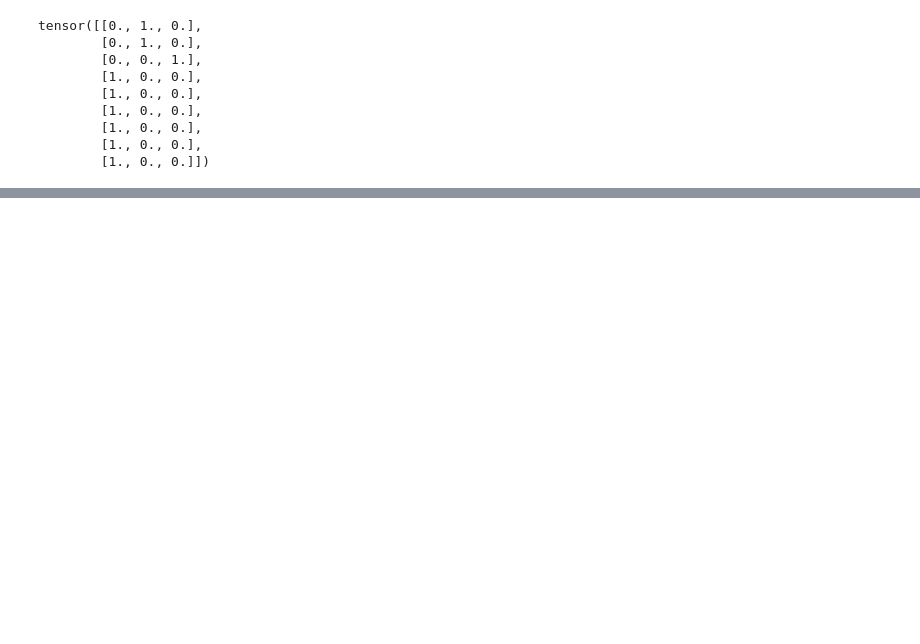
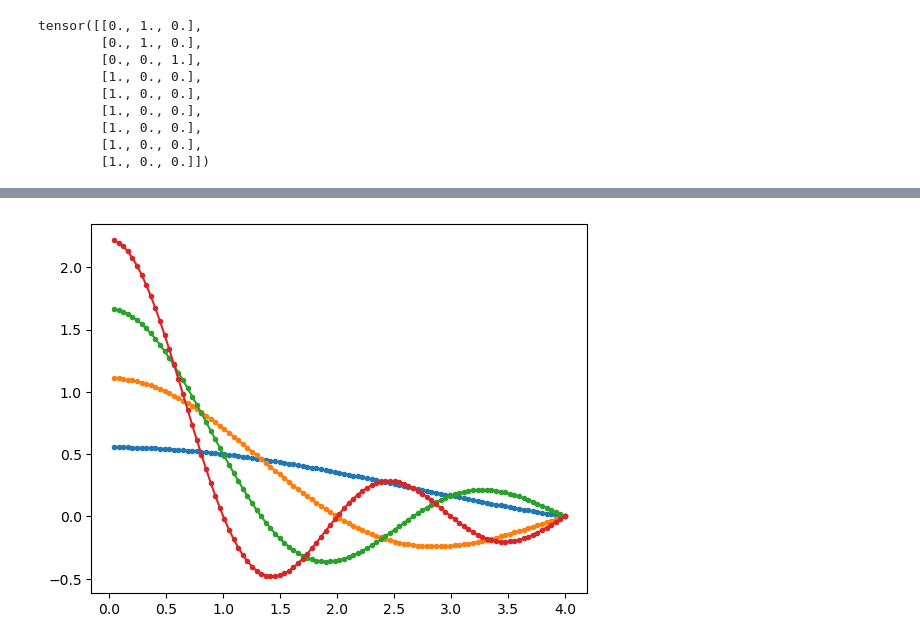
Before and after one commit to imagdau/Tutorials, a Jupyter notebook: T01-Understanding-MACE.ipynb, the cells around one changed output, grey strips where cells are left out. Drawn from its saved outputs; the diff is of its cells as text; code cells hidden in the pictures; blank space fills up the shorter version.

```diff
--- a/T01-Understanding-MACE.ipynb
+++ b/T01-Understanding-MACE.ipynb
@@ -38 +46,16 @@ nv.show_ase(ase_atoms)
 NGLWidget()
+# %%
+from mace import data, tools
+
+Rcut = 4.0
+Nmax = 4
+
+
+z_table = tools.AtomicNumberTable([1, 6, 8])
+
+config = data.Configuration(
+    atomic_numbers=at.numbers,
+    positions=at.positions
+)
+
+data = data.AtomicData.from_config(config, z_table=z_table, cutoff=Rcut)
@@ -103,0 +167,4 @@ TypeError: MACE.__init__() missing 15 required positional arguments: 'r_max', 'n
+# %%
+from mace.modules.blocks import BesselBasis
+
+bessel_fn = BesselBasis(r_max=Rcut, num_basis=Nmax)
@@ -103,0 +173,8 @@ TypeError: MACE.__init__() missing 15 required positional arguments: 'r_max', 'n
+# %%
+import numpy as np
+from matplotlib import pyplot as plt
+
+dists = np.linspace(0,Rcut,100).reshape(-1,1)
+plt.plot(dists, bessel_fn(dists), '.-');
+# %% [output]
+[figure, added]
```
Also changed, not shown: parts of 10 cells of this notebook, 2 other files.
